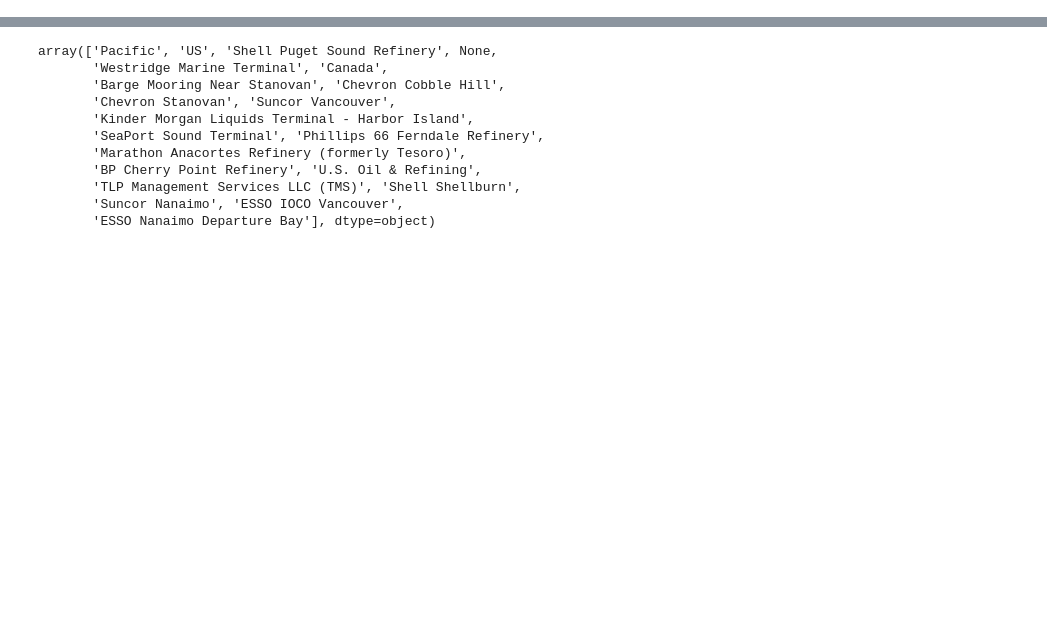
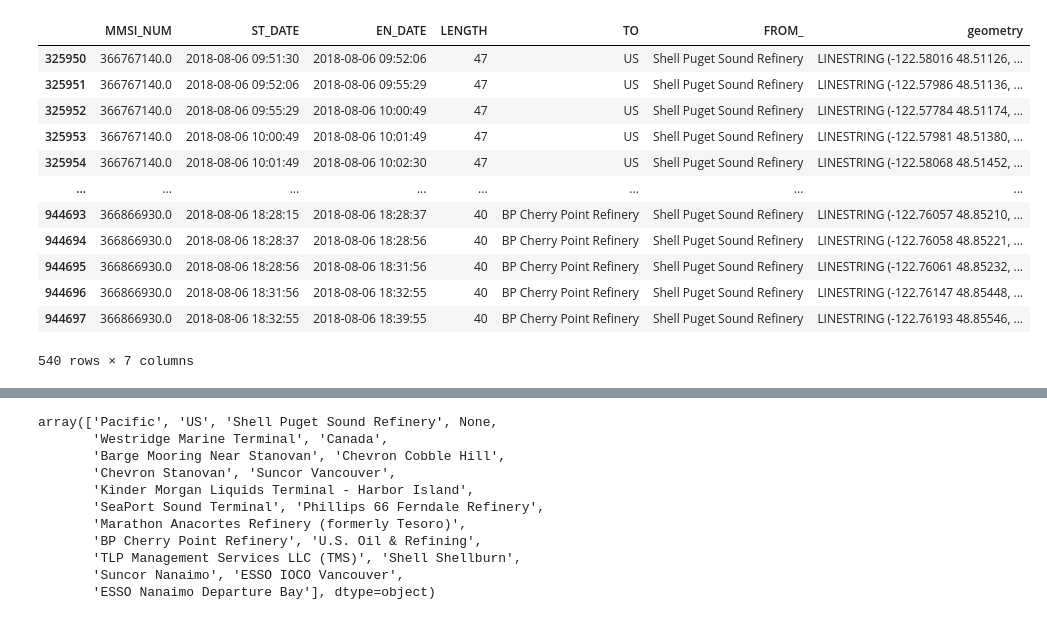
Before and after one commit to SalishSeaCast/analysis-susan, a Jupyter notebook: MIDOSS/Testing/ShapelyGeoPandas-OneCure.ipynb, the cells around one changed output, grey strips where cells are left out. Drawn from its saved outputs; the diff is of its cells as text; code cells hidden in the pictures; blank space fills up the shorter version.

```diff
--- a/MIDOSS/Testing/ShapelyGeoPandas-OneCure.ipynb
+++ b/MIDOSS/Testing/ShapelyGeoPandas-OneCure.ipynb
@@ -57,0 +37,18 @@ todd[::50]
+# %%
+seaport = innerdata[(innerdata.FROM_ == 'Shell Puget Sound Refinery') & (innerdata.ST_DATE < dt.datetime(2018, 8, 7))
+                    & (innerdata.ST_DATE > dt.datetime(2018, 8, 5))]
+seaport
+# %% [output]
+|  | MMSI_NUM | ST_DATE | EN_DATE | LENGTH | TO | FROM_ | geometry |
+| 325950 | 366767140.0 | 2018-08-06 09:51:30 | 2018-08-06 09:52:06 | 47 | US | Shell Puget Sound Refinery | LINESTRING (-122.58016 48.51126, ... |
+| 325951 | 366767140.0 | 2018-08-06 09:52:06 | 2018-08-06 09:55:29 | 47 | US | Shell Puget Sound Refinery | LINESTRING (-122.57986 48.51136, ... |
+| 325952 | 366767140.0 | 2018-08-06 09:55:29 | 2018-08-06 10:00:49 | 47 | US | Shell Puget Sound Refinery | LINESTRING (-122.57784 48.51174, ... |
+| 325953 | 366767140.0 | 2018-08-06 10:00:49 | 2018-08-06 10:01:49 | 47 | US | Shell Puget Sound Refinery | LINESTRING (-122.57981 48.51380, ... |
+| 325954 | 366767140.0 | 2018-08-06 10:01:49 | 2018-08-06 10:02:30 | 47 | US | Shell Puget Sound Refinery | LINESTRING (-122.58068 48.51452, ... |
+| ... | ... | ... | ... | ... | ... | ... | ... |
+| 944693 | 366866930.0 | 2018-08-06 18:28:15 | 2018-08-06 18:28:37 | 40 | BP Cherry Point Refinery | Shell Puget Sound Refinery | LINESTRING (-122.76057 48.85210, ... |
+| 944694 | 366866930.0 | 2018-08-06 18:28:37 | 2018-08-06 18:28:56 | 40 | BP Cherry Point Refinery | Shell Puget Sound Refinery | LINESTRING (-122.76058 48.85221, ... |
+| 944695 | 366866930.0 | 2018-08-06 18:28:56 | 2018-08-06 18:31:56 | 40 | BP Cherry Point Refinery | Shell Puget Sound Refinery | LINESTRING (-122.76061 48.85232, ... |
+| 944696 | 366866930.0 | 2018-08-06 18:31:56 | 2018-08-06 18:32:55 | 40 | BP Cherry Point Refinery | Shell Puget Sound Refinery | LINESTRING (-122.76147 48.85448, ... |
+| 944697 | 366866930.0 | 2018-08-06 18:32:55 | 2018-08-06 18:39:55 | 40 | BP Cherry Point Refinery | Shell Puget Sound Refinery | LINESTRING (-122.76193 48.85546, ... |
+540 rows × 7 columns
```
Also changed, not shown: parts of 5 cells of this notebook, 1 other file.
